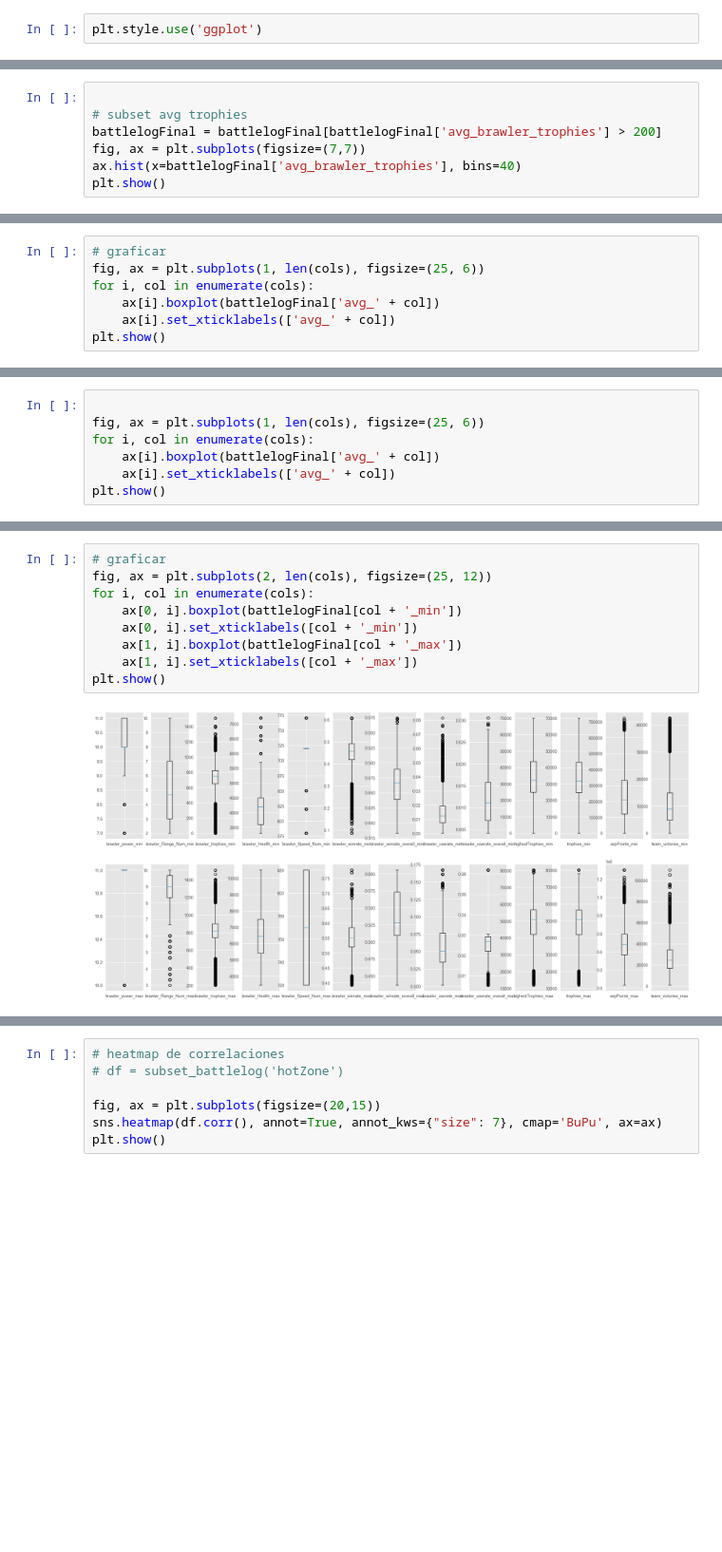
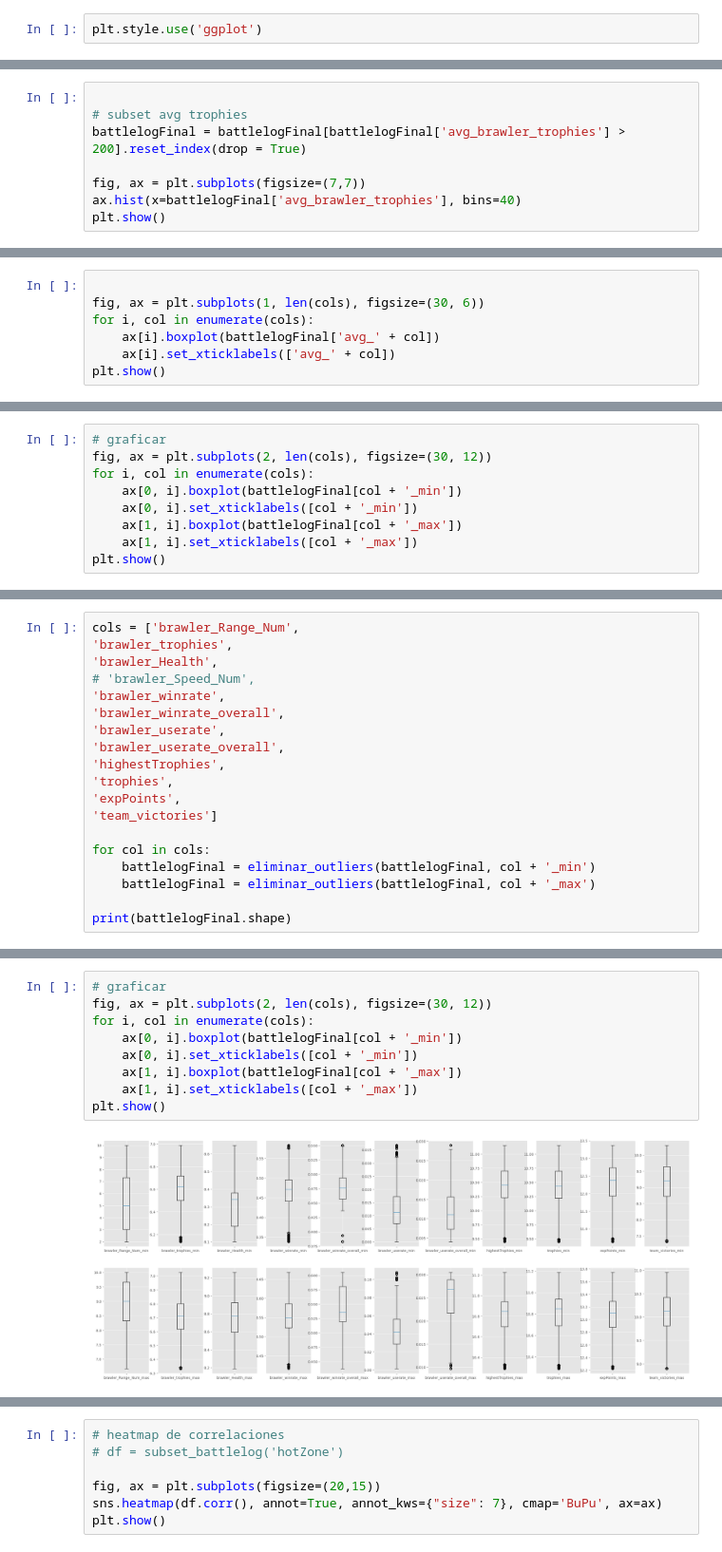
Before and after one commit to aquinteros/BrawlStars_Analytics, a Jupyter notebook: bs_ml_training.ipynb, the cells around one changed output, grey strips where cells are left out. Shown at 95% size. Drawn from its saved outputs; the diff is of its cells as text; blank space fills up the shorter version.

```diff
--- a/bs_ml_training.ipynb
+++ b/bs_ml_training.ipynb
@@ -378,7 +379,8 @@ KeyError: 'avg_brawler_trophies'
 # %%
 
 # subset avg trophies
-battlelogFinal = battlelogFinal[battlelogFinal['avg_brawler_trophies'] > 200]
+battlelogFinal = battlelogFinal[battlelogFinal['avg_brawler_trophies'] > 200].reset_index(drop = True)
+
 fig, ax = plt.subplots(figsize=(7,7))
 ax.hist(x=battlelogFinal['avg_brawler_trophies'], bins=40)
 plt.show()
@@ -387,6 +505,6 @@ plt.show()
 # %%
-# graficar
-fig, ax = plt.subplots(1, len(cols), figsize=(25, 6))
+
+fig, ax = plt.subplots(1, len(cols), figsize=(30, 6))
 for i, col in enumerate(cols):
     ax[i].boxplot(battlelogFinal['avg_' + col])
     ax[i].set_xticklabels(['avg_' + col])
@@ -416,8 +514,10 @@ print(battlelogFinal.shape)
 # %%
-
-fig, ax = plt.subplots(1, len(cols), figsize=(25, 6))
+# graficar
+fig, ax = plt.subplots(2, len(cols), figsize=(30, 12))
 for i, col in enumerate(cols):
-    ax[i].boxplot(battlelogFinal['avg_' + col])
-    ax[i].set_xticklabels(['avg_' + col])
+    ax[0, i].boxplot(battlelogFinal[col + '_min'])
+    ax[0, i].set_xticklabels([col + '_min'])
+    ax[1, i].boxplot(battlelogFinal[col + '_max'])
+    ax[1, i].set_xticklabels([col + '_max'])
 plt.show()
 # %% [output]
@@ -459,0 +525,19 @@ for col in cols:
+# %%
+cols = ['brawler_Range_Num',
+'brawler_trophies',
+'brawler_Health',
+# 'brawler_Speed_Num',
+'brawler_winrate',
+'brawler_winrate_overall',
+'brawler_userate',
+'brawler_userate_overall',
+'highestTrophies',
+'trophies',
+'expPoints',
+'team_victories']
+
+for col in cols:
+	battlelogFinal = eliminar_outliers(battlelogFinal, col + '_min')
+	battlelogFinal = eliminar_outliers(battlelogFinal, col + '_max')
+
+print(battlelogFinal.shape)
@@ -460,11 +562,11 @@ for col in cols:
 # %%
 # graficar
-fig, ax = plt.subplots(2, len(cols), figsize=(25, 12))
+fig, ax = plt.subplots(2, len(cols), figsize=(30, 12))
 for i, col in enumerate(cols):
     ax[0, i].boxplot(battlelogFinal[col + '_min'])
     ax[0, i].set_xticklabels([col + '_min'])
     ax[1, i].boxplot(battlelogFinal[col + '_max'])
     ax[1, i].set_xticklabels([col + '_max'])
 plt.show()
 # %% [output]
-[figure, old version]
+[figure, new version]
```
Also changed, not shown: parts of 21 cells of this notebook.
